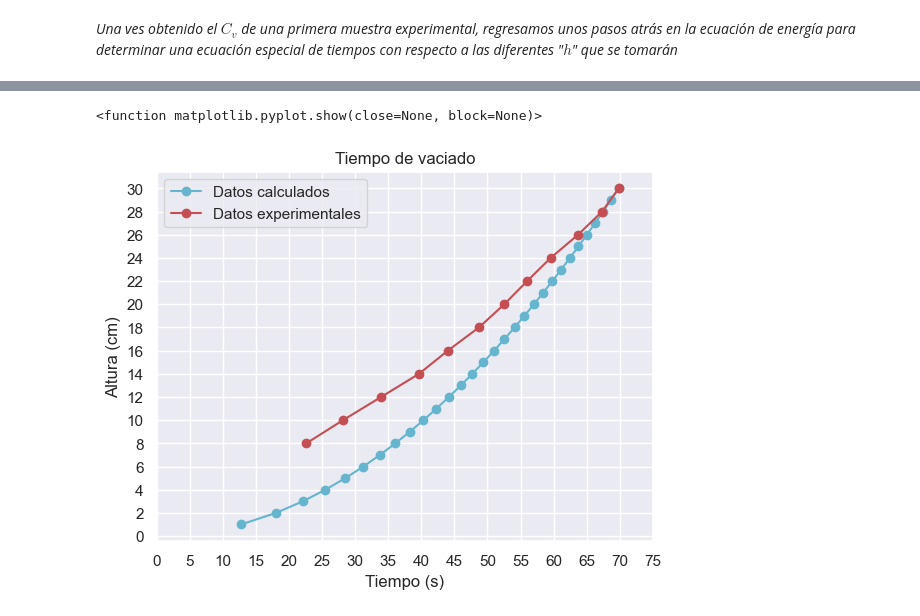
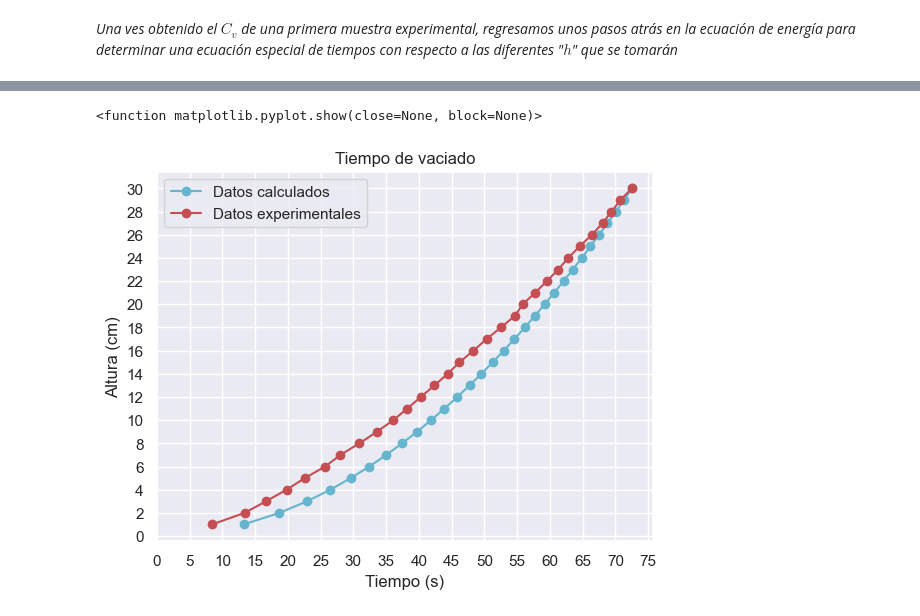
Before and after one commit to HiramTorres/Ingenieria, a Jupyter notebook: Dinamica_de_Fluidos/Practica_vaciado.ipynb, the cells around one changed output, grey strips where cells are left out. Drawn from its saved outputs; the diff is of its cells as text; code cells hidden in the pictures.

Commit message:
Agregue datos reales correctos

```diff
--- a/Dinamica_de_Fluidos/Practica_vaciado.ipynb
+++ b/Dinamica_de_Fluidos/Practica_vaciado.ipynb
@@ -93,6 +93,6 @@ sns.set_theme(style="darkgrid")
 # Datos calculados de vaciado
 datoscal = []
 for a,h in enumerate(range(30,0,-1)):
-  print(f"Tiempo {a+1} a {h} cm es: {((math.pi)*(0.11**2)*((h/100)**(1/2)))/((2)*(1.4908*10**(-4))):.4f}s")
-  datoscal.append(((math.pi)*(0.11**2)*((h/100)**(1/2)))/((2)*(1.4908*10**(-4))))
+  print(f"Tiempo {a+1} a {h} cm es: {((math.pi)*(0.11**2)*((h/100)**(1/2)))/((2)*(1.43568*10**(-4))):.4f}s")
+  datoscal.append(((math.pi)*(0.11**2)*((h/100)**(1/2)))/((2)*(1.43568*10**(-4))))
 # %% [output]
@@ -115,0 +116,5 @@ Tiempo 30 a 1 cm es: 12.7493s
+# %%
+#datoexp = [69.83,67.32,63.68,59.54,55.99,52.53,48.7,44,39.64,33.91,28.15,22.6] # Datos experimentales de vaciado muestra 1 (erronea)
+datoexp = [72.51,70.77,69.4,68.04,66.42,64.53,62.81,61.26,59.55,57.73,55.87,54.64,52.54,50.33,48.33,46.2,44.39,42.37,40.29,38.23,36.09,33.59,30.92,28.02,25.69,22.59,19.81,16.67,13.39,08.43]
+data = datoscal[-1::-1] #Invertir datos calculados
+dataexp = datoexp[-1::-1] #Invertir datos experimentales
@@ -116,16 +141,14 @@ Tiempo 30 a 1 cm es: 12.7493s
 # %%
-datoexp = [69.83,67.32,63.68,59.54,55.99,52.53,48.7,44,39.64,33.91,28.15,22.6] # Datos experimentales de vaciado
-data = datoscal[-1::-1] #Invertir datos calculados
-dataexp = datoexp[-1::-1] #Invertir datos experimentales
+
 plt.plot(data,range(1,31,1), color='c', marker='o')
-plt.plot(dataexp,range(8,32,2), color='r', marker='o')
+plt.plot(dataexp,range(1,31,1), color='r', marker='o')
 plt.title("Tiempo de vaciado")
 plt.xlabel("Tiempo (s)")
 plt.ylabel("Altura (cm)")
 plt.legend(["Datos calculados","Datos experimentales"], loc='upper left')
 plt.xticks(range(0,80,5))
 plt.yticks(range(0,32,2))
 plt.show
 # %% [output]
 <function matplotlib.pyplot.show(close=None, block=None)>
-[figure, old version]
+[figure, new version]
```
Also changed, not shown: parts of 4 cells of this notebook, 1 other file.
